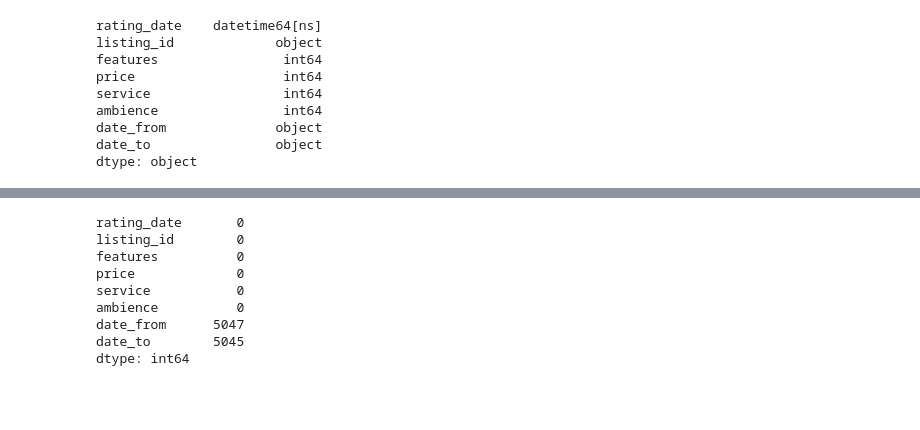
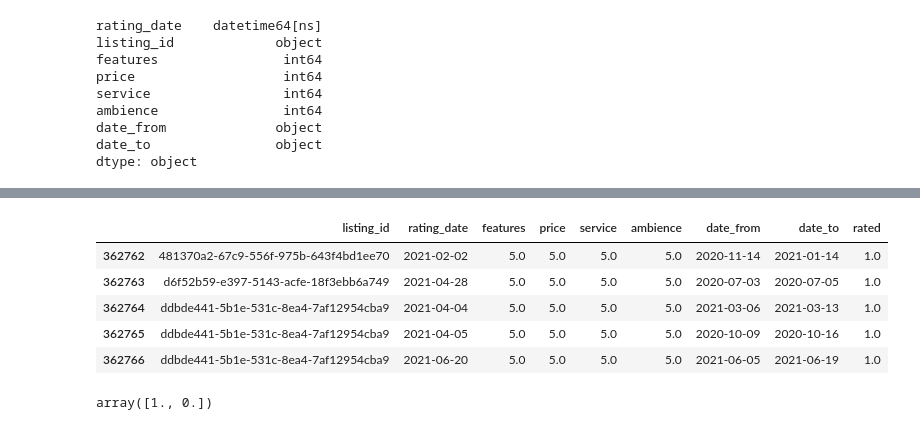
Before and after one commit to neue-fische-traum/traum-preis, a Jupyter notebook: EDA/EDA_notebook_5_rating.ipynb, the cells around one changed output, grey strips where cells are left out. Saved outputs shown, nothing was run; the diff lists cells and outputs as text; code cells hidden in the pictures; blank space fills up the shorter version.

```diff
--- a/EDA/EDA_notebook_5_rating.ipynb
+++ b/EDA/EDA_notebook_5_rating.ipynb
@@ -78,4 +80,6 @@ rating['date_from'] = pd.to_datetime(rating['date_from'], errors = 'coerce')
+# %%
+df_rating = df_rating.assign(rated=1)
 # %%
 # get the master list of all properties. read in listings dataset
 
-listings = pd.read_csv('/Users/petermcisaac/neue-fische-traum/traum-preis/datasets/listings_20210707.csv')
+df_listings = pd.read_csv('/Users/petermcisaac/neue-fische-traum/traum-preis/datasets/listings_20210707.csv')
@@ -102,0 +106,2 @@ Name: listing_id, dtype: object
+# %%
+df_properties = df_listings['listing_id']
@@ -103,2 +117,2 @@ Name: listing_id, dtype: object
 # %%
-rating_all_properties = pd.merge(properties, rating, on="listing_id", how='outer')
+df_rating_all_properties = pd.merge(df_properties, df_rating, on="listing_id", how='outer')
@@ -135,12 +119,9 @@ dtype: int64
-# %%
-rating.isnull().sum()
-# %% [output]
-rating_date       0
-listing_id        0
-features          0
-price             0
-service           0
-ambience          0
-date_from      5047
-date_to        5045
-dtype: int64
+# %%
+df_rating_all_properties.tail()
+# %% [output]
+|  | listing_id | rating_date | features | price | service | ambience | date_from | date_to | rated |
+| 362762 | 481370a2-67c9-556f-975b-643f4bd1ee70 | 2021-02-02 | 5.0 | 5.0 | 5.0 | 5.0 | 2020-11-14 | 2021-01-14 | 1.0 |
+| 362763 | d6f52b59-e397-5143-acfe-18f3ebb6a749 | 2021-04-28 | 5.0 | 5.0 | 5.0 | 5.0 | 2020-07-03 | 2020-07-05 | 1.0 |
+| 362764 | ddbde441-5b1e-531c-8ea4-7af12954cba9 | 2021-04-04 | 5.0 | 5.0 | 5.0 | 5.0 | 2021-03-06 | 2021-03-13 | 1.0 |
+| 362765 | ddbde441-5b1e-531c-8ea4-7af12954cba9 | 2021-04-05 | 5.0 | 5.0 | 5.0 | 5.0 | 2020-10-09 | 2020-10-16 | 1.0 |
+| 362766 | ddbde441-5b1e-531c-8ea4-7af12954cba9 | 2021-06-20 | 5.0 | 5.0 | 5.0 | 5.0 | 2021-06-05 | 2021-06-19 | 1.0 |
@@ -146,0 +130,4 @@ dtype: int64
+# %%
+df_rating_all_properties['rated'].unique()
+# %% [output]
+array([1., 0.])
```
Also changed, not shown: parts of 17 cells of this notebook, 1 other file.
